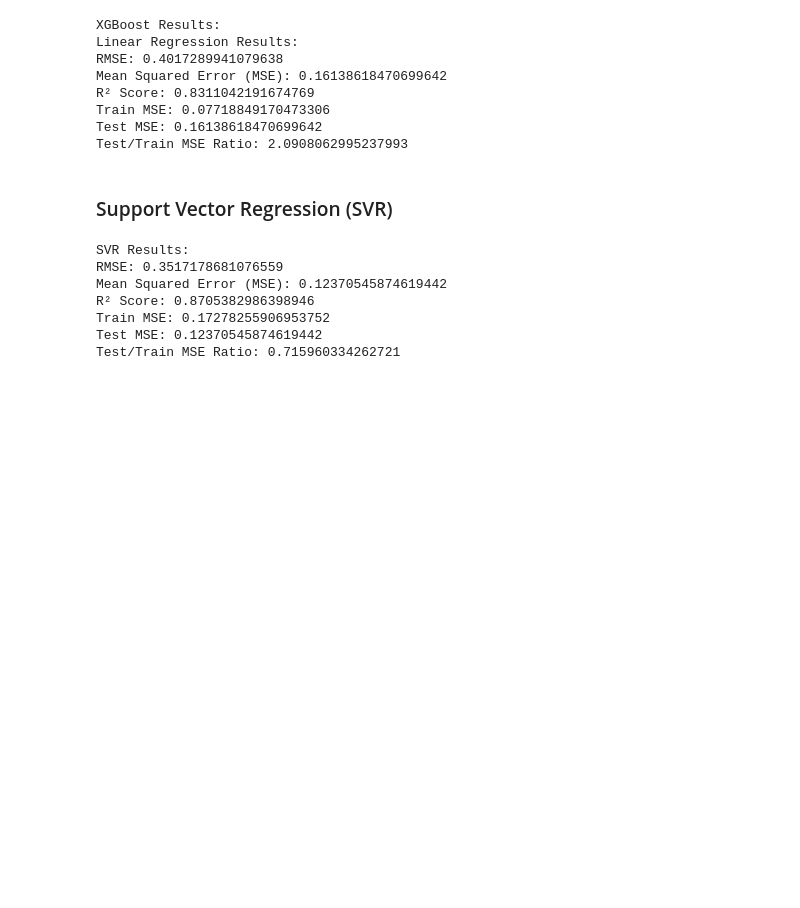
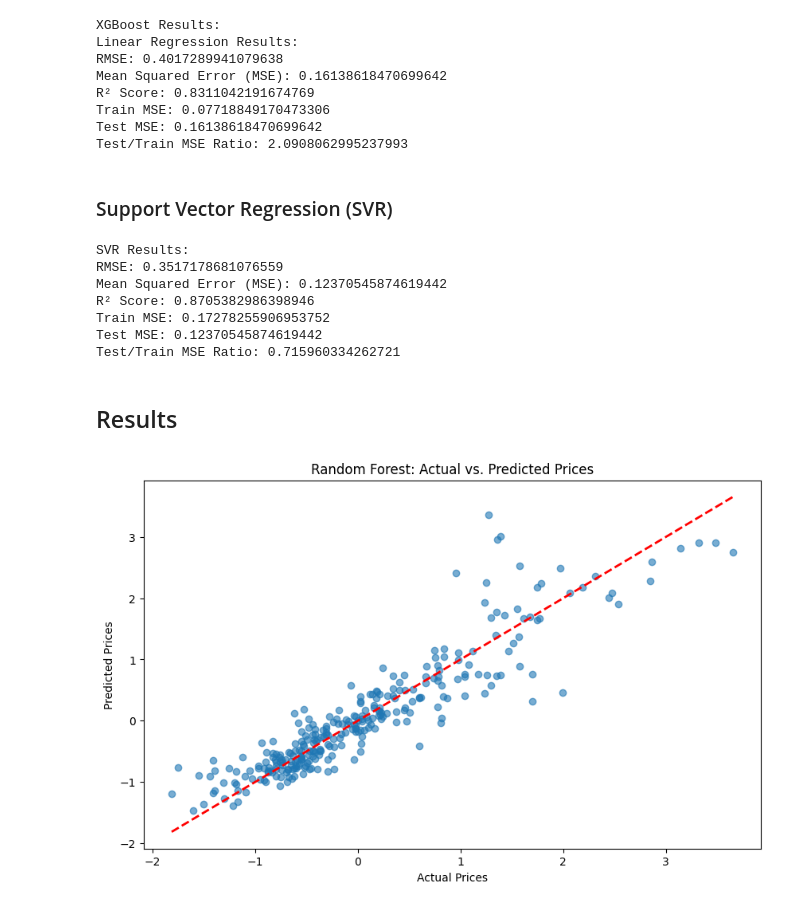
Before and after one commit to katerinadobrynina/ML-project, a Jupyter notebook: ML2_housing_price_regression.ipynb, the cells around one changed output. Drawn from its saved outputs; the diff is of its cells as text; code cells hidden in the pictures; blank space fills up the shorter version.

Commit message:
v6 + results plots

```diff
--- a/ML2_housing_price_regression.ipynb
+++ b/ML2_housing_price_regression.ipynb
@@ -520,3 +519,25 @@ R² Score: 0.8705382986398946
 Train MSE: 0.17278255906953752
 Test MSE: 0.12370545874619442
 Test/Train MSE Ratio: 0.715960334262721
+# %% [markdown]
+## Results
+# %%
+# Plot actual vs. predicted prices
+
+plt.figure(figsize=(10, 6))
+
+plt.scatter(y_test_scaled[:len(y_pred_rf)], y_pred_rf, alpha=0.6)
+
+plt.plot([y_test_scaled.min(),
+          y_test_scaled.max()], [y_test_scaled.min(),
+                                 y_test_scaled.max()], 'r--', lw=2)
+
+plt.title("Random Forest: Actual vs. Predicted Prices")
+
+plt.xlabel("Actual Prices")
+
+plt.ylabel("Predicted Prices")
+
+plt.show()
+# %% [output]
+[figure, added]
```
Also changed, not shown: parts of 4 cells of this notebook.
